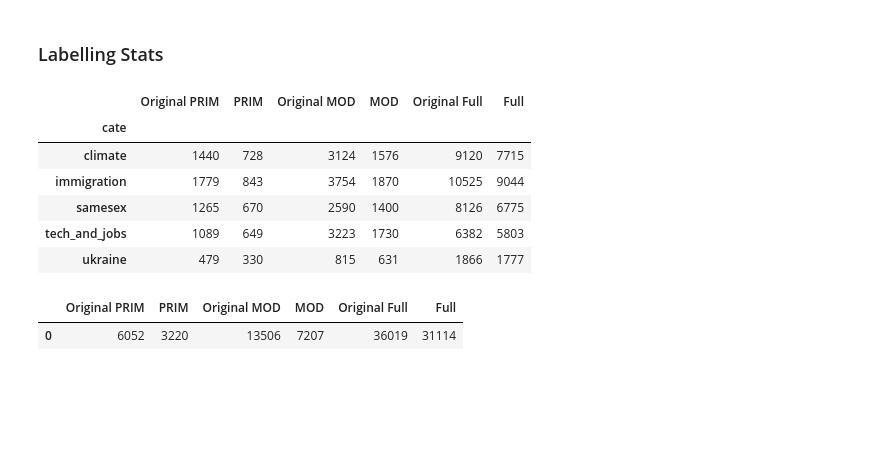
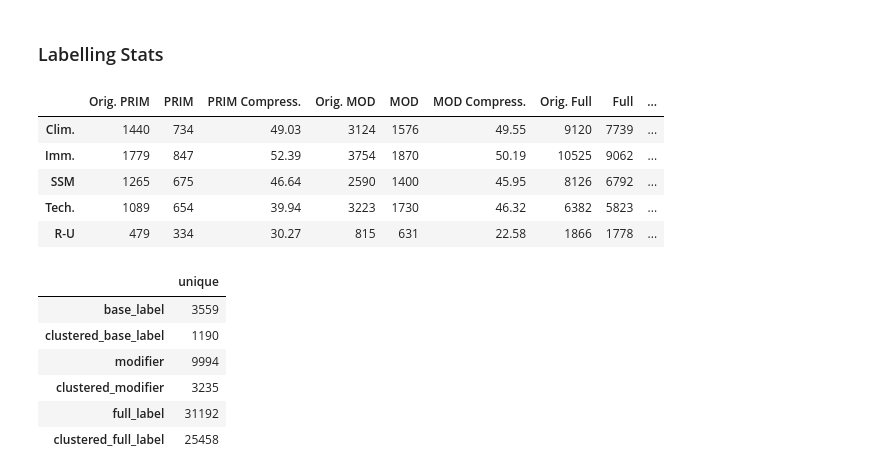
Before and after one commit to davidghobson1/taxonomy-free-character-role-labeling, a Jupyter notebook: code/Label Clustering.ipynb, the cells around one changed output. Drawn from its saved outputs; the diff is of its cells as text; code cells hidden in the pictures; blank space fills up the shorter version.

```diff
--- a/code/Label Clustering.ipynb
+++ b/code/Label Clustering.ipynb
@@ -96,7 +96,7 @@ base_labels_to_split = [
 
 # Identify mistakes
 mistake_labels = df['base_label'].apply(
-    lambda x: (len(x.split()) > 1) and (x.split()[1] in base_labels_to_split)
+    lambda x: (len(x.split()) > 1) and (x.split()[-1] in base_labels_to_split)
 )
 
 # Make corrections
@@ -224,6 +226,30 @@ Compute clusters
 # %%
 base_label_mapping = get_cluster_name_mapping(df['corr_base_label'], optimal_dist_thresholds['corr_base_label'])
 modifier_mapping = get_cluster_name_mapping(df['corr_modifier'], optimal_dist_thresholds['corr_modifier'])
+# %%
+# Apply a few cluster corrections to large clusters
+base_label_corrections = {
+    'victor': 'victor',
+    'victors': 'victor',
+    'oppressor': 'oppressor',
+    'oppressors': 'oppressor',
+    'analyst': 'analyst',
+    'analysts': 'analyst',
+    'analyzer': 'analyst',
+    'analytical source': 'analyst',
+    'analyst firm': 'analyst',
+    'analyst group': 'analyst',
+    'enemy': 'adversary',
+    'attacker': 'adversary',
+    'protagonist': 'protagonist',
+    'protagonists': 'protagonist',
+    'propagandist': 'propagandist',
+    'propagator': 'propagandist',
+    'prophet': 'prophet',
+    'prophets': 'prophet',
+}
+
+base_label_mapping.update(base_label_corrections)
 # %%
 df['clustered_base_label'] = df['corr_base_label'].apply(lambda x: base_label_mapping[x])
 df['clustered_modifier'] = df['corr_modifier'].apply(lambda x: modifier_mapping[x])
@@ -236,28 +271,43 @@ df.to_csv(os.path.join(filepath, "clustered_labels.csv"), index=False)
 # %%
 label_types = ['base_label', 'modifier', 'full_label']
 dfs = []
 for col in label_types:
     df_tmp = df.groupby('cate')[[col, f'clustered_{col}']].nunique()
     dfs.append(df_tmp)
+
 df_label_stats = pd.concat(dfs, axis=1).rename(columns={
-    'base_label': "Original PRIM",
-    'modifier': 'Original MOD',
-    'full_label': "Original Full",
+    'base_label': "Orig. PRIM",
+    'modifier': 'Orig. MOD',
+    'full_label': "Orig. Full",
     "clustered_base_label": "PRIM",
     "clustered_modifier": "MOD",
     "clustered_full_label": "Full"
 })
-df_label_stats
+
+df_label_stats = (df_label_stats
+    .rename_axis(None, axis=0)
+    .rename(index={'climate': 'Clim.', 'immigration': 'Imm.', 'samesex': 'SSM', 'tech_and_jobs': 'Tech.', 'ukraine': 'R-U'})
+)
+
+df_label_stats['PRIM Compress.'] = (1 - df_label_stats['PRIM']/df_label_stats['Orig. PRIM'])*100
+df_label_stats['MOD Compress.'] = (1 - df_label_stats['MOD']/df_label_stats['Orig. MOD'])*100
+df_label_stats['Full Compress.'] = (1 - df_label_stats['Full']/df_label_stats['Orig. Full'])*100
+
+df_label_stats[['Orig. PRIM', 'PRIM', 'PRIM Compress.', 'Orig. MOD', 'MOD', 'MOD Compress.', 'Orig. Full', 'Full', 'Full Compress.']].round(2)
 # %% [output]
-|  | Original PRIM | PRIM | Original MOD | MOD | Original Full | Full |
-| cate |  |  |  |  |  |  |
-| climate | 1440 | 728 | 3124 | 1576 | 9120 | 7715 |
-| immigration | 1779 | 843 | 3754 | 1870 | 10525 | 9044 |
-| samesex | 1265 | 670 | 2590 | 1400 | 8126 | 6775 |
-| tech_and_jobs | 1089 | 649 | 3223 | 1730 | 6382 | 5803 |
-| ukraine | 479 | 330 | 815 | 631 | 1866 | 1777 |
+|  | Orig. PRIM | PRIM | PRIM Compress. | Orig. MOD | MOD | MOD Compress. | Orig. Full | Full | ... |
+| Clim. | 1440 | 734 | 49.03 | 3124 | 1576 | 49.55 | 9120 | 7739 | ... |
+| Imm. | 1779 | 847 | 52.39 | 3754 | 1870 | 50.19 | 10525 | 9062 | ... |
+| SSM | 1265 | 675 | 46.64 | 2590 | 1400 | 45.95 | 8126 | 6792 | ... |
+| Tech. | 1089 | 654 | 39.94 | 3223 | 1730 | 46.32 | 6382 | 5823 | ... |
+| R-U | 479 | 334 | 30.27 | 815 | 631 | 22.58 | 1866 | 1778 | ... |
-# %%
-df_label_stats.sum().to_frame().T
-# %% [output]
-|  | Original PRIM | PRIM | Original MOD | MOD | Original Full | Full |
-| 0 | 6052 | 3220 | 13506 | 7207 | 36019 | 31114 |
+# %%
+df[['base_label', 'clustered_base_label', 'modifier', 'clustered_modifier', 'full_label', 'clustered_full_label']].describe().loc['unique'].to_frame()
+# %% [output]
+|  | unique |
+| base_label | 3559 |
+| clustered_base_label | 1190 |
+| modifier | 9994 |
+| clustered_modifier | 3235 |
+| full_label | 31192 |
+| clustered_full_label | 25458 |
```
Also changed, not shown: parts of 5 cells of this notebook, 3 other files.
